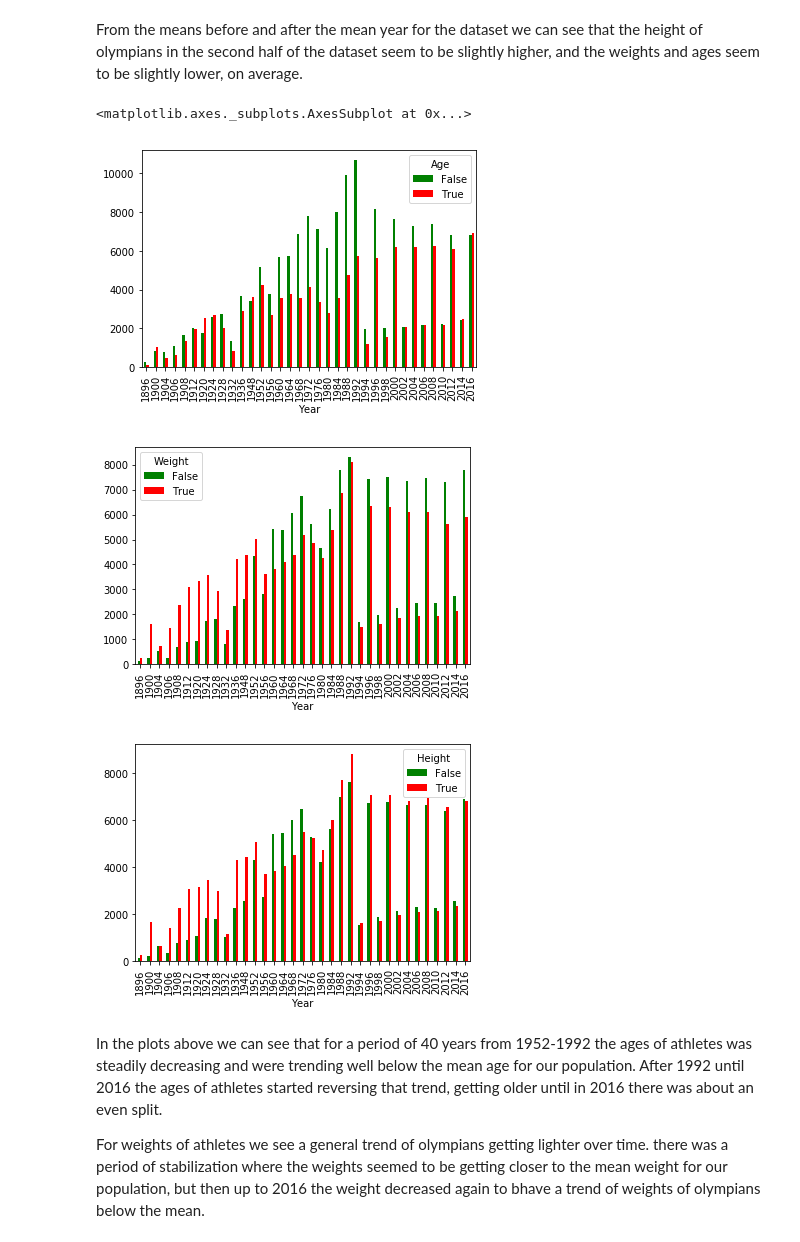
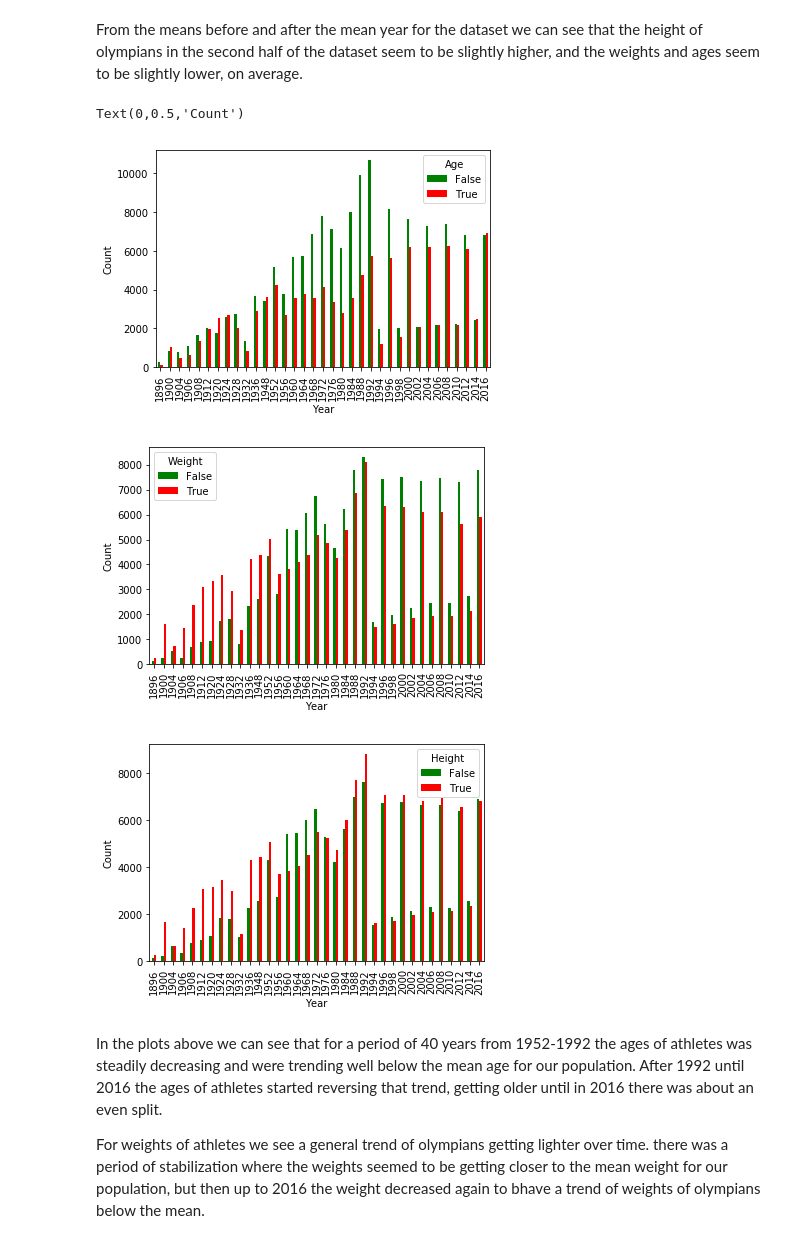
Before and after one commit to i4a/olympics, a Jupyter notebook: LabAssignmentOne.ipynb, the cells around one changed output. Cells and saved outputs as stored; diff of their text form; code cells hidden in the pictures.

```diff
--- a/LabAssignmentOne.ipynb
+++ b/LabAssignmentOne.ipynb
@@ -248,18 +223,18 @@ From the means before and after the mean year for the dataset we can see that th
 # %%
 #plot charts of age, weight, and height over time against their means
 age_over_mean = pd.crosstab([df['Year']], df.Age>df['Age'].mean())
-age_over_mean.plot(kind='bar', stacked=False, color=['green','red'])
+age_over_mean.plot(kind='bar', stacked=False, color=['green','red']).set_ylabel('Count')
 
 age_over_mean = pd.crosstab([df['Year']], df.Weight>df['Weight'].mean())
-age_over_mean.plot(kind='bar', stacked=False, color=['green','red'])
+age_over_mean.plot(kind='bar', stacked=False, color=['green','red']).set_ylabel('Count')
 
 age_over_mean = pd.crosstab([df['Year']], df.Height>df['Height'].mean())
-age_over_mean.plot(kind='bar', stacked=False, color=['green','red'])
+age_over_mean.plot(kind='bar', stacked=False, color=['green','red']).set_ylabel('Count')
 # %% [output]
-<matplotlib.axes._subplots.AxesSubplot at 0x...>
+Text(0,0.5,'Count')
-[figure, old version]
+[figure, new version]
-[figure, old version]
+[figure, new version]
-[figure, old version]
+[figure, new version]
 # %% [markdown]
 In the plots above we can see that for a period of 40 years from 1952-1992 the ages of athletes was steadily decreasing and were trending well below the mean age for our population. After 1992 until 2016 the ages of athletes started reversing that trend, getting older until in 2016 there was about an even split.
 
```
Also changed, not shown: parts of 5 cells of this notebook.
